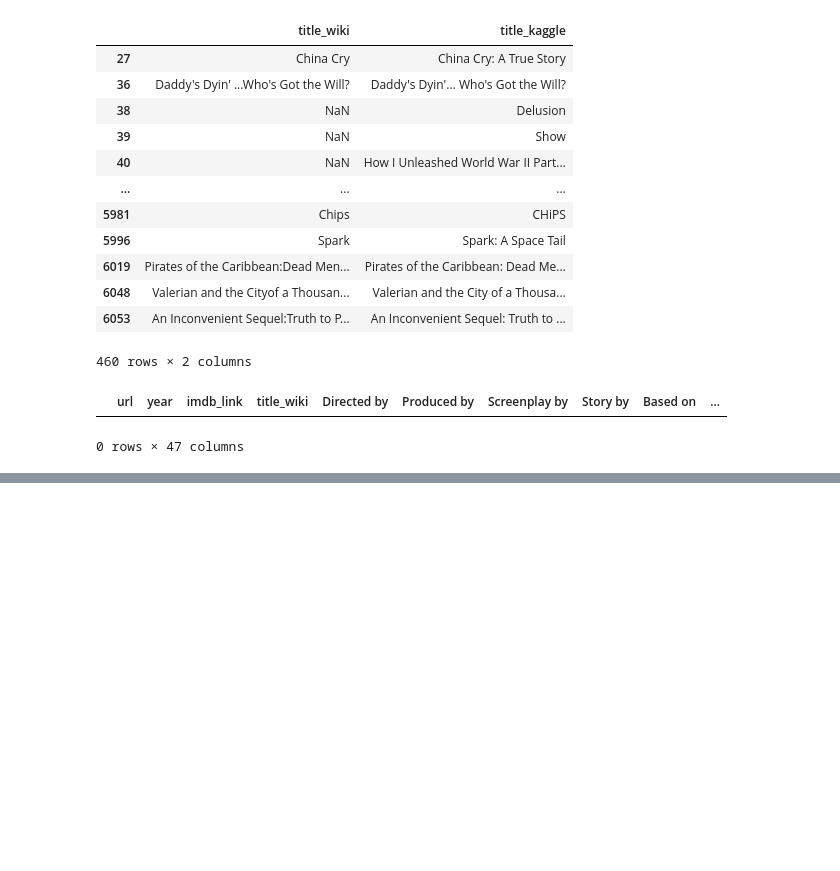
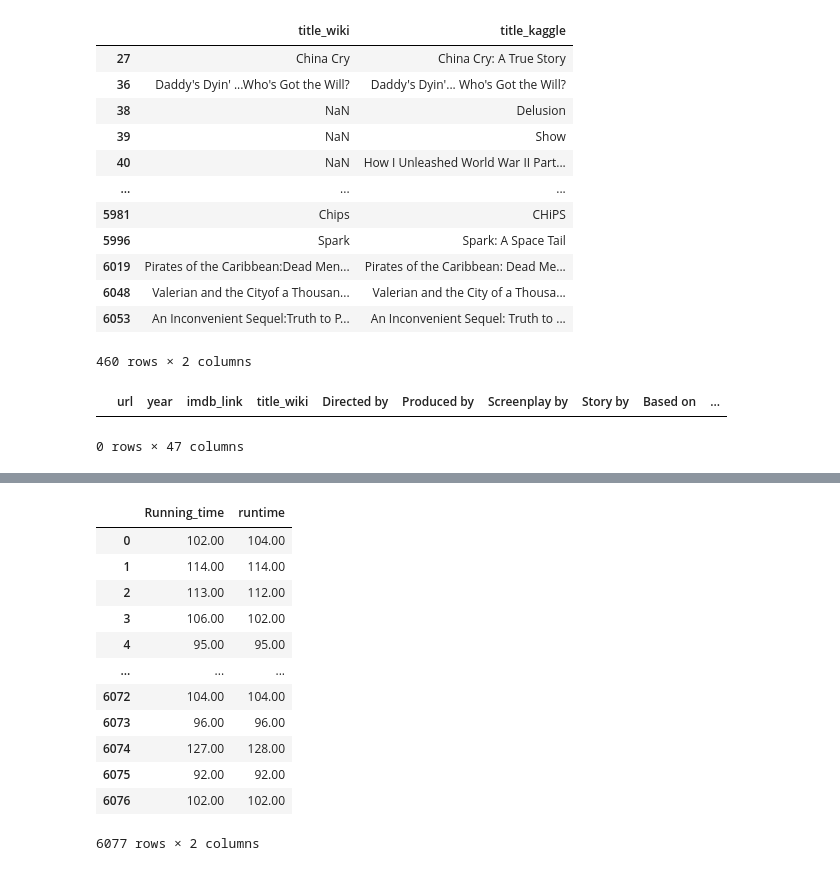
Before and after one commit to jtaulman/Movies-ETL, a Jupyter notebook: Movies.ipynb, the cells around one changed output, grey strips where cells are left out. Drawn from its saved outputs; the diff is of its cells as text; code cells hidden in the pictures; blank space fills up the shorter version.

```diff
--- a/Movies.ipynb
+++ b/Movies.ipynb
@@ -702,3 +718,20 @@ movies_df[(movies_df['title_kaggle'] == '') | (movies_df['title_kaggle'].isnull(
+# %%
+temp_df=movies_df[['Running_time','runtime']]
+temp_df
+# %% [output]
+|  | Running_time | runtime |
+| 0 | 102.00 | 104.00 |
+| 1 | 114.00 | 114.00 |
+| 2 | 113.00 | 112.00 |
+| 3 | 106.00 | 102.00 |
+| 4 | 95.00 | 95.00 |
+| ... | ... | ... |
+| 6072 | 104.00 | 104.00 |
+| 6073 | 96.00 | 96.00 |
+| 6074 | 127.00 | 128.00 |
+| 6075 | 92.00 | 92.00 |
+| 6076 | 102.00 | 102.00 |
+6077 rows × 2 columns
 # %%
 movies_df.fillna(0).plot(x='Running_time', y='runtime', kind='scatter')
 # %% [output]
```
Also changed, not shown: parts of 24 cells of this notebook.
